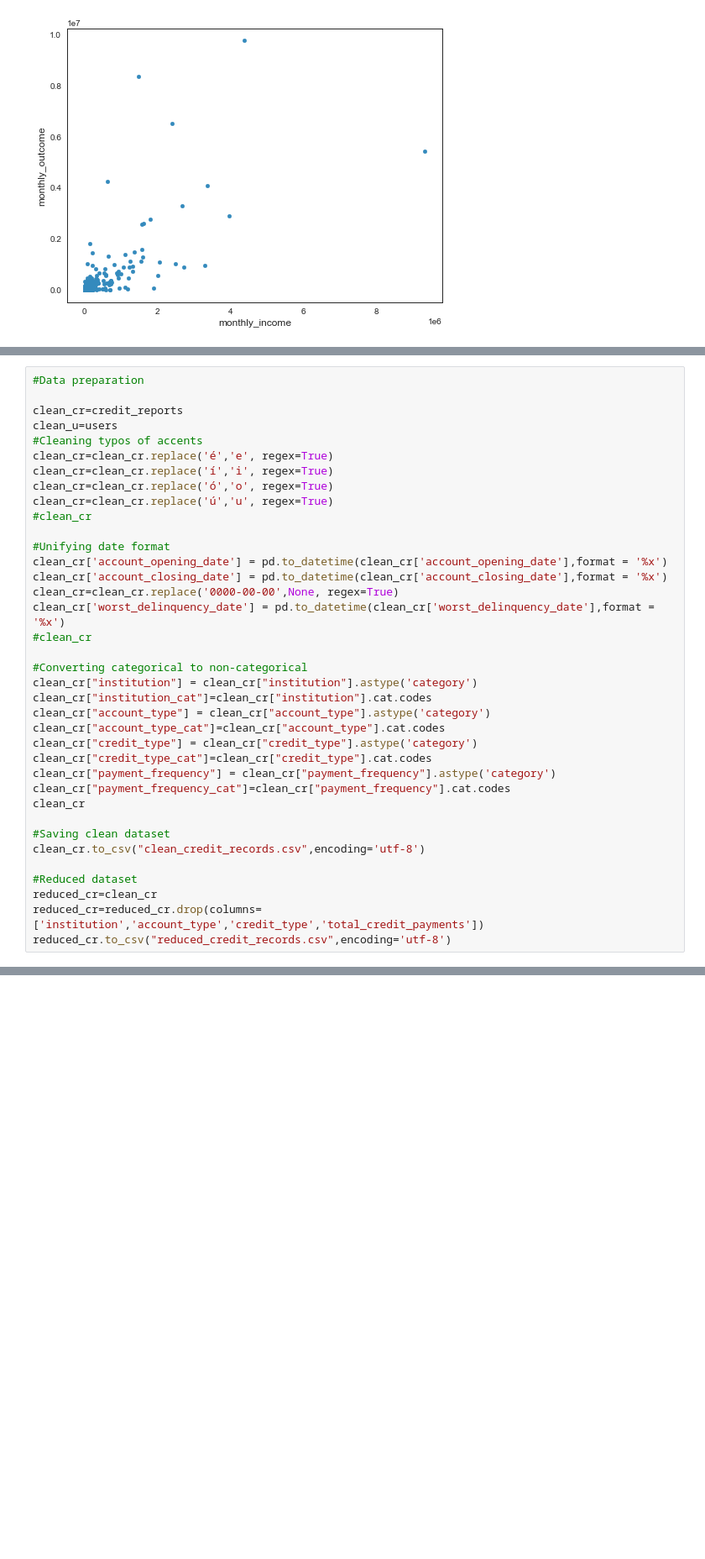
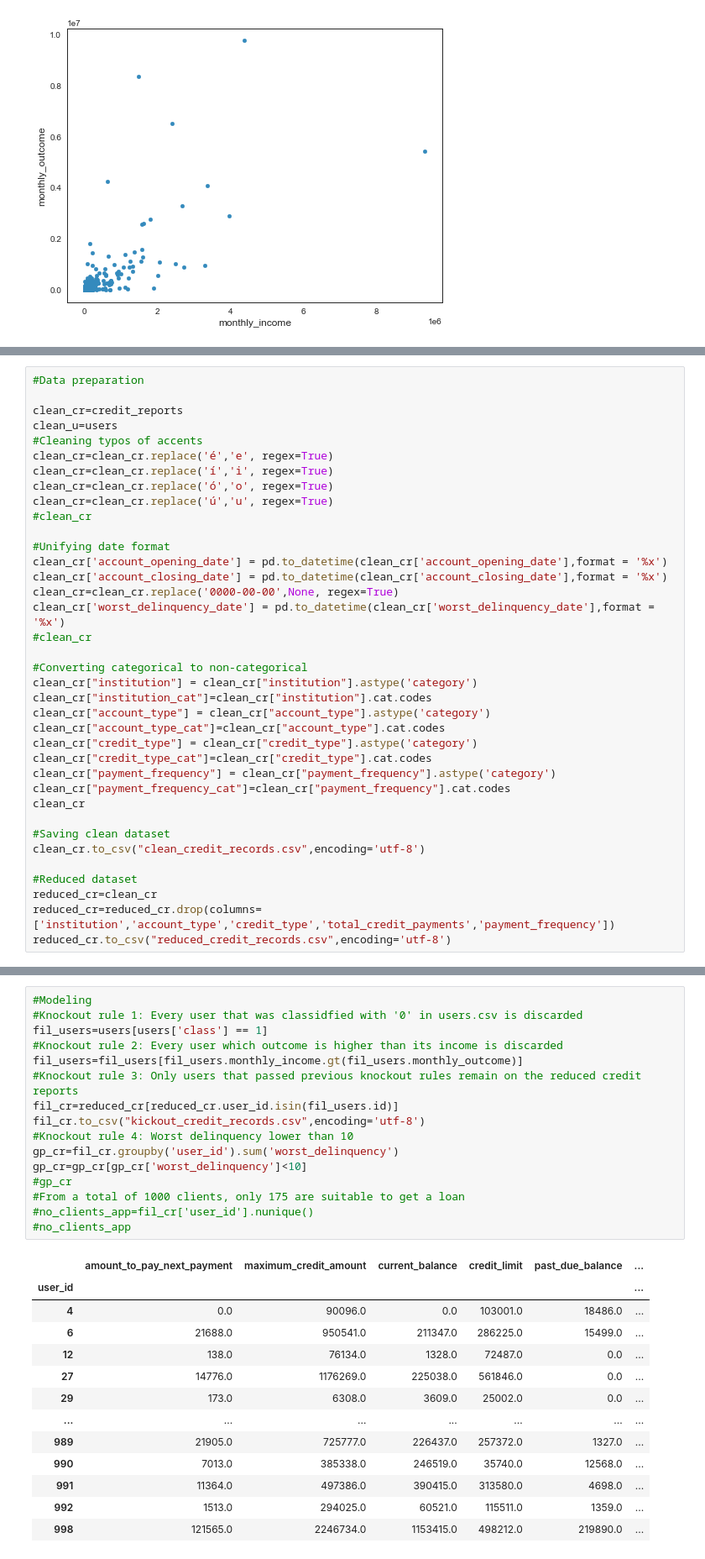
Before and after one commit to CarlosAlmazan/Konfio_DS_A, a Jupyter notebook: KDS_JCDA.ipynb, the cells around one changed output, grey strips where cells are left out. Shown at 84% size. Cells and saved outputs as stored; diff of their text form; blank space fills up the shorter version.

Commit message:
Knockouts ready

```diff
--- a/KDS_JCDA.ipynb
+++ b/KDS_JCDA.ipynb
@@ -176,5 +176,5 @@ clean_cr.to_csv("clean_credit_records.csv",encoding='utf-8')
 
 #Reduced dataset
 reduced_cr=clean_cr
-reduced_cr=reduced_cr.drop(columns=['institution','account_type','credit_type','total_credit_payments'])
+reduced_cr=reduced_cr.drop(columns=['institution','account_type','credit_type','total_credit_payments','payment_frequency'])
 reduced_cr.to_csv("reduced_credit_records.csv",encoding='utf-8')
@@ -180,0 +207,30 @@ reduced_cr.to_csv("reduced_credit_records.csv",encoding='utf-8')
+# %%
+#Modeling
+#Knockout rule 1: Every user that was classidfied with '0' in users.csv is discarded
+fil_users=users[users['class'] == 1]
+#Knockout rule 2: Every user which outcome is higher than its income is discarded
+fil_users=fil_users[fil_users.monthly_income.gt(fil_users.monthly_outcome)]
+#Knockout rule 3: Only users that passed previous knockout rules remain on the reduced credit reports
+fil_cr=reduced_cr[reduced_cr.user_id.isin(fil_users.id)]
+fil_cr.to_csv("kickout_credit_records.csv",encoding='utf-8')
+#Knockout rule 4: Worst delinquency lower than 10
+gp_cr=fil_cr.groupby('user_id').sum('worst_delinquency')
+gp_cr=gp_cr[gp_cr['worst_delinquency']<10]
+#gp_cr
+#From a total of 1000 clients, only 175 are suitable to get a loan
+#no_clients_app=fil_cr['user_id'].nunique()
+#no_clients_app
+# %% [output]
+|  | amount_to_pay_next_payment | maximum_credit_amount | current_balance | credit_limit | past_due_balance | ... |
+| user_id |  |  |  |  |  | ... |
+| 4 | 0.0 | 90096.0 | 0.0 | 103001.0 | 18486.0 | ... |
+| 6 | 21688.0 | 950541.0 | 211347.0 | 286225.0 | 15499.0 | ... |
+| 12 | 138.0 | 76134.0 | 1328.0 | 72487.0 | 0.0 | ... |
+| 27 | 14776.0 | 1176269.0 | 225038.0 | 561846.0 | 0.0 | ... |
+| 29 | 173.0 | 6308.0 | 3609.0 | 25002.0 | 0.0 | ... |
+| ... | ... | ... | ... | ... | ... | ... |
+| 989 | 21905.0 | 725777.0 | 226437.0 | 257372.0 | 1327.0 | ... |
+| 990 | 7013.0 | 385338.0 | 246519.0 | 35740.0 | 12568.0 | ... |
+| 991 | 11364.0 | 497386.0 | 390415.0 | 313580.0 | 4698.0 | ... |
+| 992 | 1513.0 | 294025.0 | 60521.0 | 115511.0 | 1359.0 | ... |
+| 998 | 121565.0 | 2246734.0 | 1153415.0 | 498212.0 | 219890.0 | ... |
```
Also changed, not shown: parts of 2 cells of this notebook, 3 other files.
